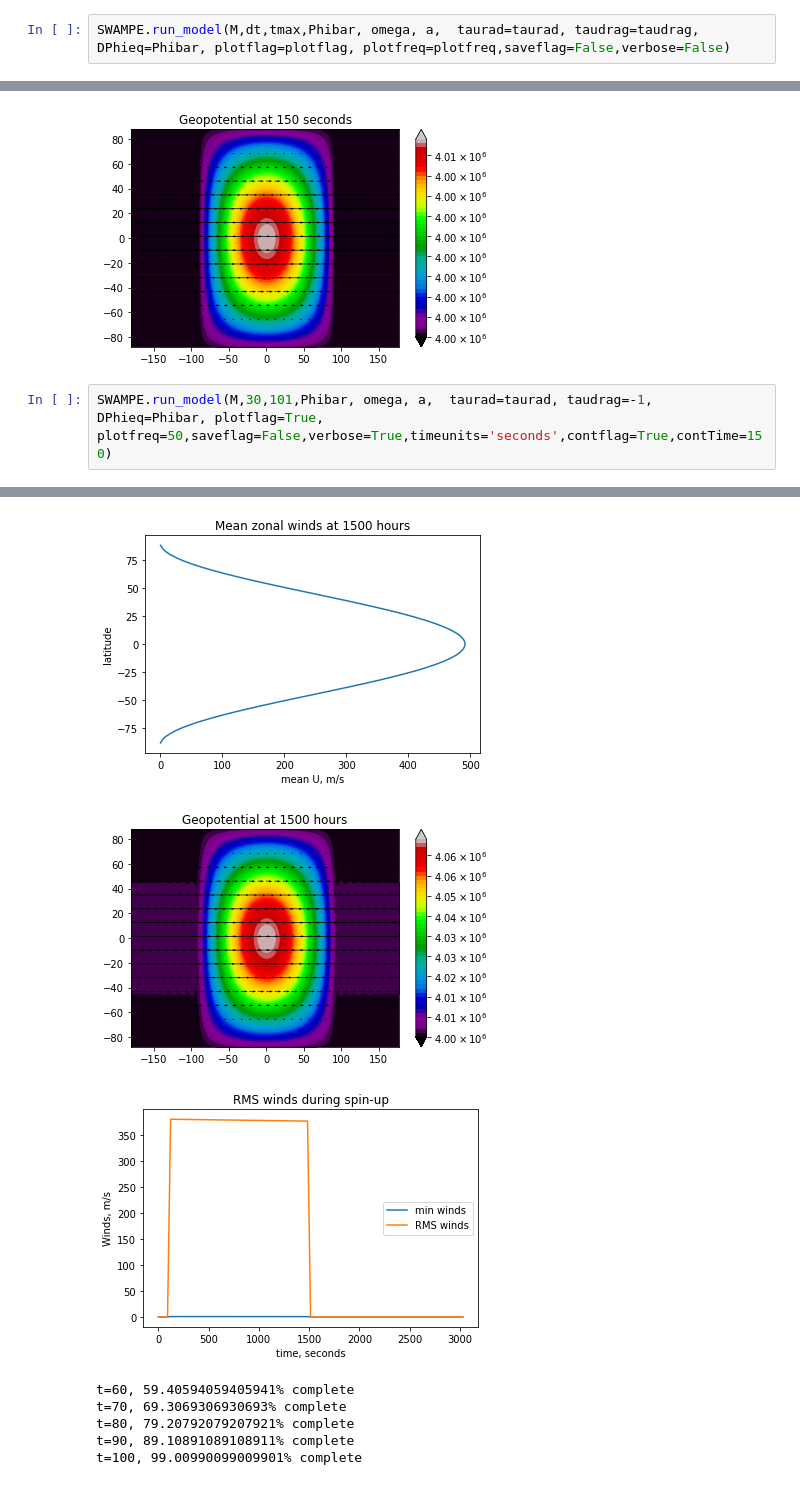
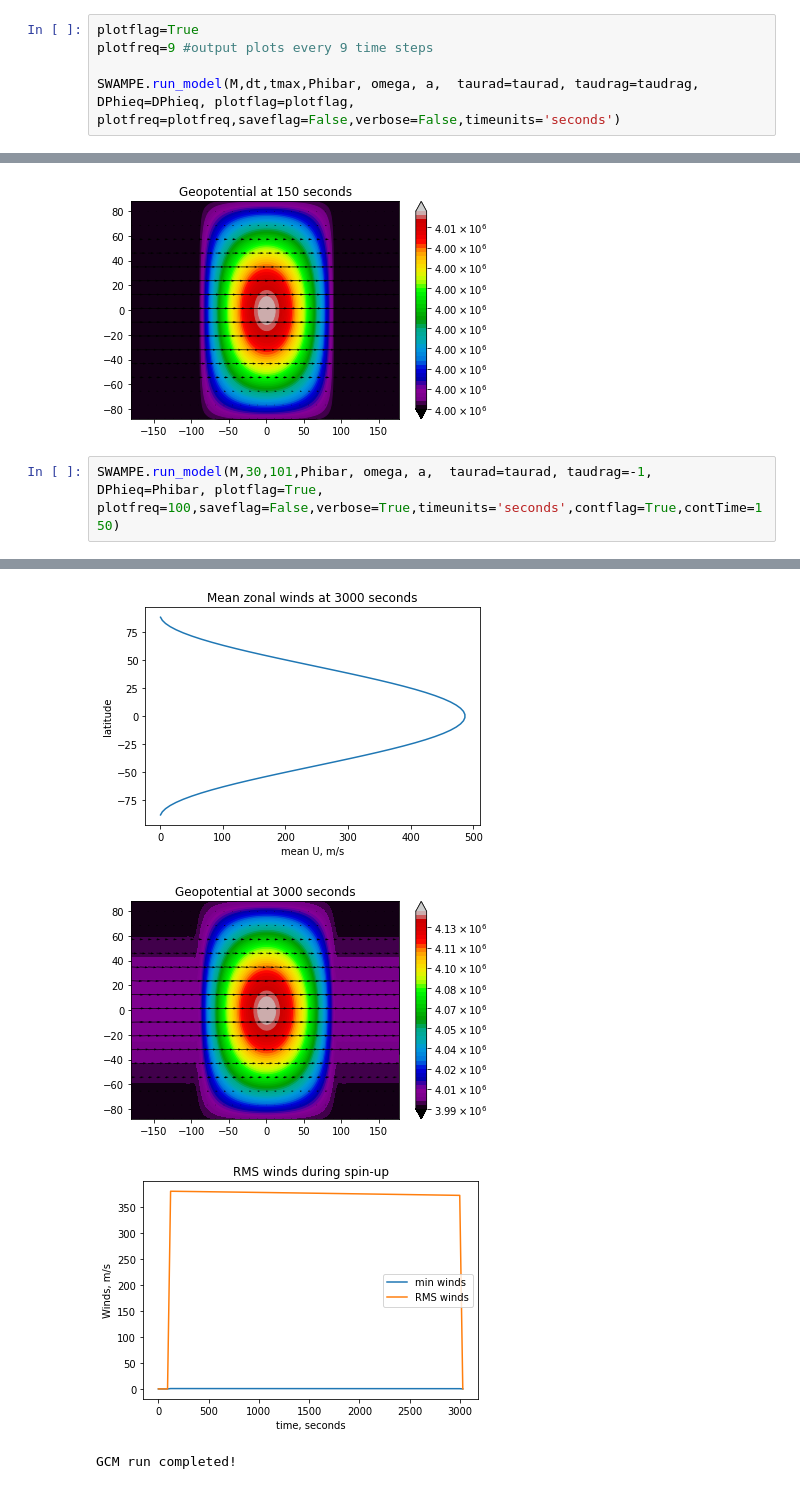
Before and after one commit to kathlandgren/SWAMPE, a Jupyter notebook: docs/source/notebooks/QuickStart.ipynb, the cells around one changed output, grey strips where cells are left out. Drawn from its saved outputs; the diff is of its cells as text.

```diff
--- a/docs/source/notebooks/QuickStart.ipynb
+++ b/docs/source/notebooks/QuickStart.ipynb
@@ -89,3 +73,6 @@ plotfreq=5 #output plots every 5 time steps
 # %%
-SWAMPE.run_model(M,dt,tmax,Phibar, omega, a,  taurad=taurad, taudrag=taudrag, DPhieq=Phibar, plotflag=plotflag, plotfreq=plotfreq,saveflag=False,verbose=False)
+plotflag=True
+plotfreq=9 #output plots every 9 time steps
+
+SWAMPE.run_model(M,dt,tmax,Phibar, omega, a,  taurad=taurad, taudrag=taudrag, DPhieq=DPhieq, plotflag=plotflag, plotfreq=plotfreq,saveflag=False,verbose=False,timeunits='seconds')
 # %% [output]
@@ -145,7 +134,7 @@ fig=SWAMPE.plotting.quiver_geopot_plot(U,V,Phi+4*10**6,lambdas,mus,timestamp,spa
 # %% [output]
 [figure]
 # %%
-SWAMPE.run_model(M,30,101,Phibar, omega, a,  taurad=taurad, taudrag=-1, DPhieq=Phibar, plotflag=True, plotfreq=50,saveflag=False,verbose=True,timeunits='seconds',contflag=True,contTime=150)
+SWAMPE.run_model(M,30,101,Phibar, omega, a,  taurad=taurad, taudrag=-1, DPhieq=Phibar, plotflag=True, plotfreq=100,saveflag=False,verbose=True,timeunits='seconds',contflag=True,contTime=150)
 # %% [output]
 t=10, 9.900990099009901% complete
 t=20, 19.801980198019802% complete
@@ -155,8 +149,4 @@ t=50, 49.504950495049506% complete
-[figure, old version]
+[figure, new version]
-[figure, old version]
+[figure, new version]
-[figure, old version]
+[figure, new version]
-t=60, 59.40594059405941% complete
-t=70, 69.3069306930693% complete
-t=80, 79.20792079207921% complete
-t=90, 89.10891089108911% complete
-t=100, 99.00990099009901% complete
+GCM run completed!
```
Also changed, not shown: parts of 18 cells of this notebook, 6 other files.
